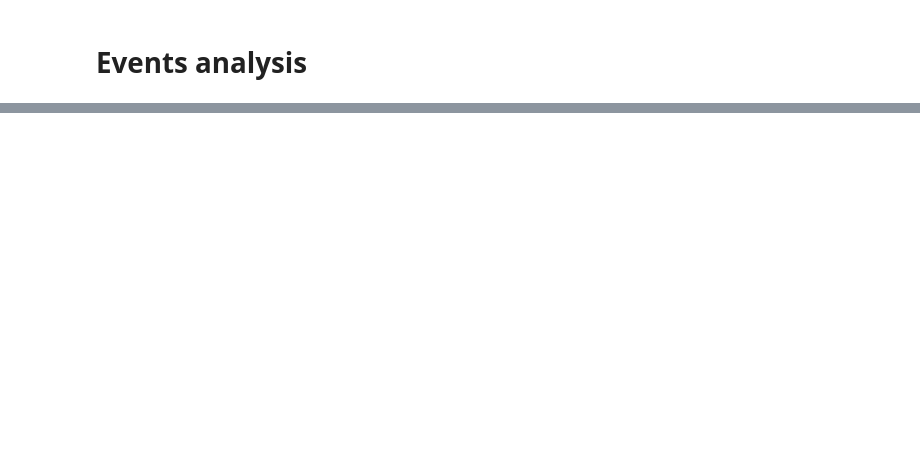
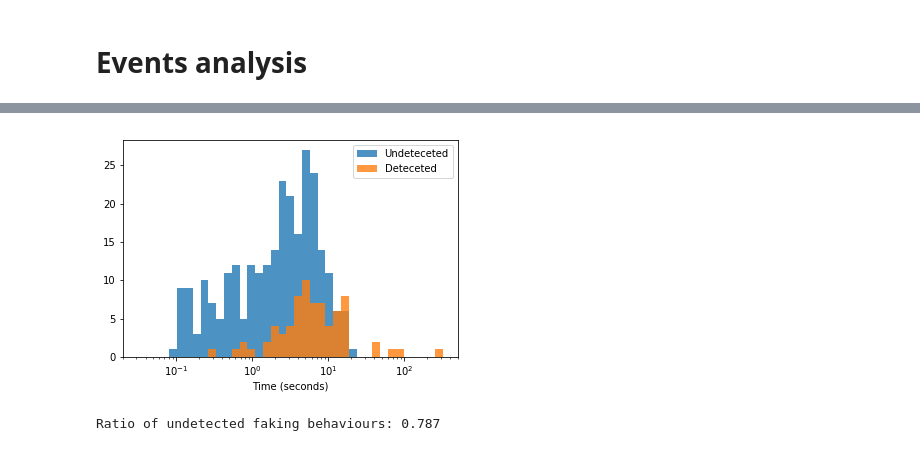
Before and after one commit to Nagasaki45/UnsocialVR, a Jupyter notebook: experiment/Analysis.ipynb, the cells around one changed output, grey strips where cells are left out. Cells and saved outputs as stored; diff of their text form; code cells hidden in the pictures; blank space fills up the shorter version.

```diff
--- a/experiment/Analysis.ipynb
+++ b/experiment/Analysis.ipynb
@@ -184,0 +247,14 @@ autopiloting = to_dataframe(events, filter_=lambda e: e.kind == 'autopilot' and
+# %%
+ax = plt.subplot()
+kwargs = {'bins': np.logspace(-1.5, 2.5, 40), 'alpha': .8}
+ax.hist(faking.time[faking.went_undetected == True], label='Undeteceted', **kwargs)
+ax.hist(faking.time[faking.went_undetected == False], label='Deteceted', **kwargs)
+ax.set_xscale('log')
+plt.xlabel('Time (seconds)')
+plt.legend();
+# %% [output]
+[figure, added]
+# %%
+print(f'Ratio of undetected faking behaviours: {faking.went_undetected.mean():.3f}')
+# %% [output]
+Ratio of undetected faking behaviours: 0.787
```
Also changed, not shown: parts of 40 cells of this notebook.
